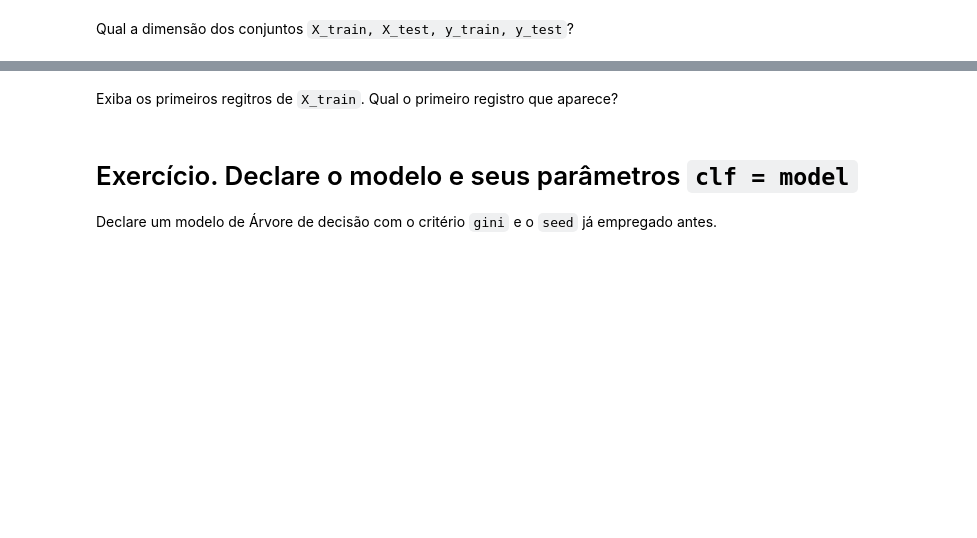
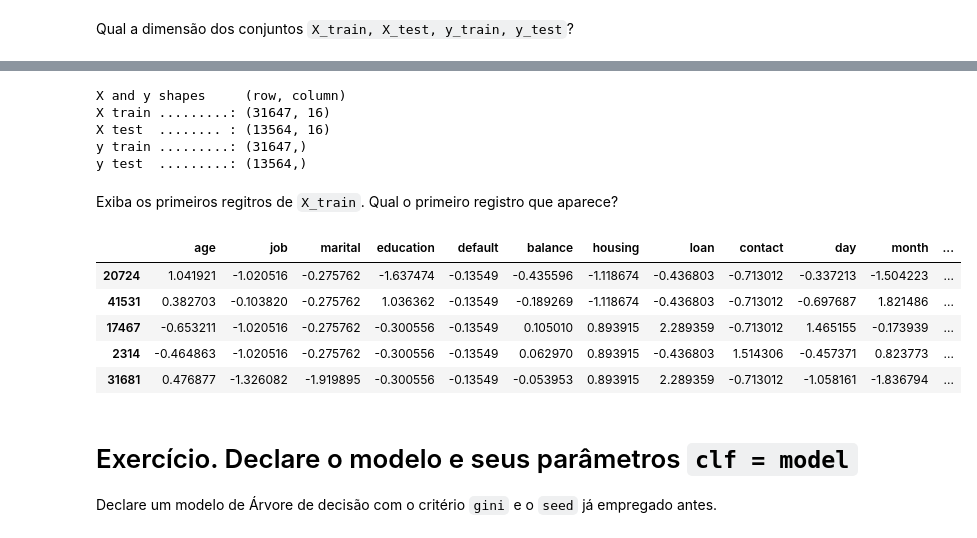
Before and after one commit to andvsilva/programming_school, a Jupyter notebook: notebooks/Arvores_de_Decisao_exercicios.ipynb, the cells around one changed output, grey strips where cells are left out. Drawn from its saved outputs; the diff is of its cells as text; code cells hidden in the pictures; blank space fills up the shorter version.

```diff
--- a/notebooks/Arvores_de_Decisao_exercicios.ipynb
+++ b/notebooks/Arvores_de_Decisao_exercicios.ipynb
@@ -266,2 +293,14 @@ Qual a dimensão dos conjuntos `X_train, X_test, y_train, y_test`?
+# %%
+print('X and y shapes     (row, column)')
+print(f'X train .........: {X_train.shape}')
+print(f'X test  ........ : {X_test.shape}')
+print(f'y train .........: {y_train.shape}')
+print(f'y test  .........: {y_test.shape}')
+# %% [output]
+X and y shapes     (row, column)
+X train .........: (31647, 16)
+X test  ........ : (13564, 16)
+y train .........: (31647,)
+y test  .........: (13564,)
 # %% [markdown]
 Exiba os primeiros regitros de `X_train`. Qual o primeiro registro que aparece?
@@ -270,3 +307,12 @@ Exiba os primeiros regitros de `X_train`. Qual o primeiro registro que aparece?
+# %%
+X_train.head()
+# %% [output]
+|  | age | job | marital | education | default | balance | housing | loan | contact | day | month | ... |
+| 20724 | 1.041921 | -1.020516 | -0.275762 | -1.637474 | -0.13549 | -0.435596 | -1.118674 | -0.436803 | -0.713012 | -0.337213 | -1.504223 | ... |
+| 41531 | 0.382703 | -0.103820 | -0.275762 | 1.036362 | -0.13549 | -0.189269 | -1.118674 | -0.436803 | -0.713012 | -0.697687 | 1.821486 | ... |
+| 17467 | -0.653211 | -1.020516 | -0.275762 | -0.300556 | -0.13549 | 0.105010 | 0.893915 | 2.289359 | -0.713012 | 1.465155 | -0.173939 | ... |
+| 2314 | -0.464863 | -1.020516 | -0.275762 | -0.300556 | -0.13549 | 0.062970 | 0.893915 | -0.436803 | 1.514306 | -0.457371 | 0.823773 | ... |
+| 31681 | 0.476877 | -1.326082 | -1.919895 | -0.300556 | -0.13549 | -0.053953 | 0.893915 | 2.289359 | -0.713012 | -1.058161 | -1.836794 | ... |
 # %% [markdown]
 # Exercício. Declare o modelo e seus parâmetros `clf = model`
 
```
Also changed, not shown: parts of 8 cells of this notebook.
